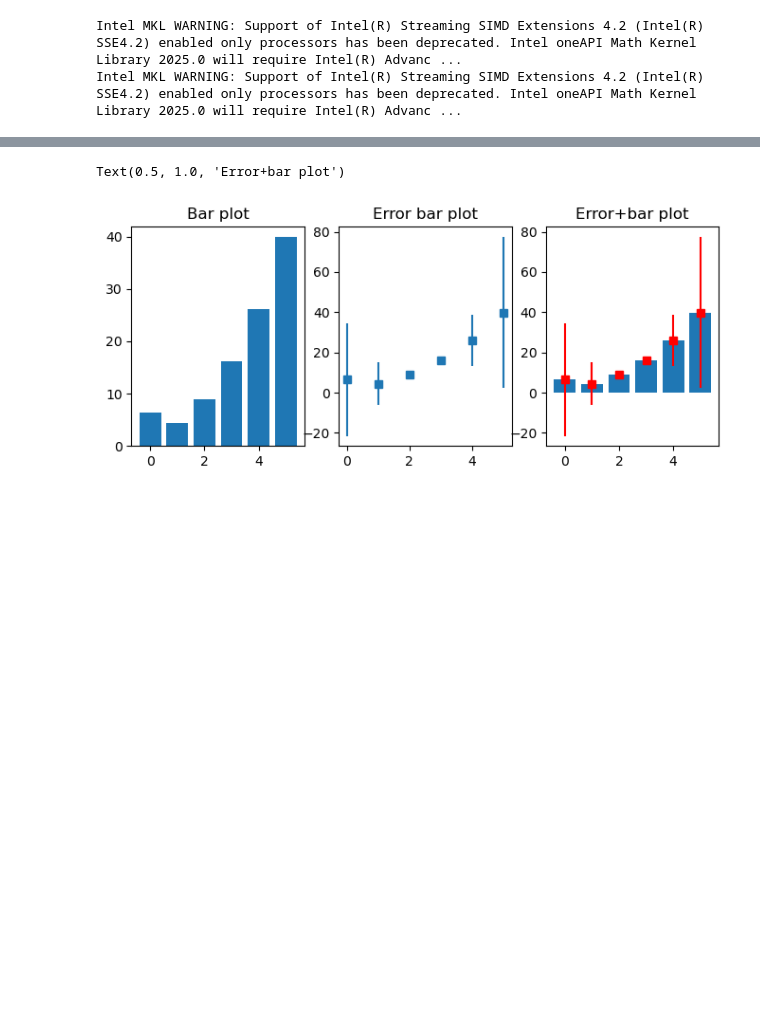
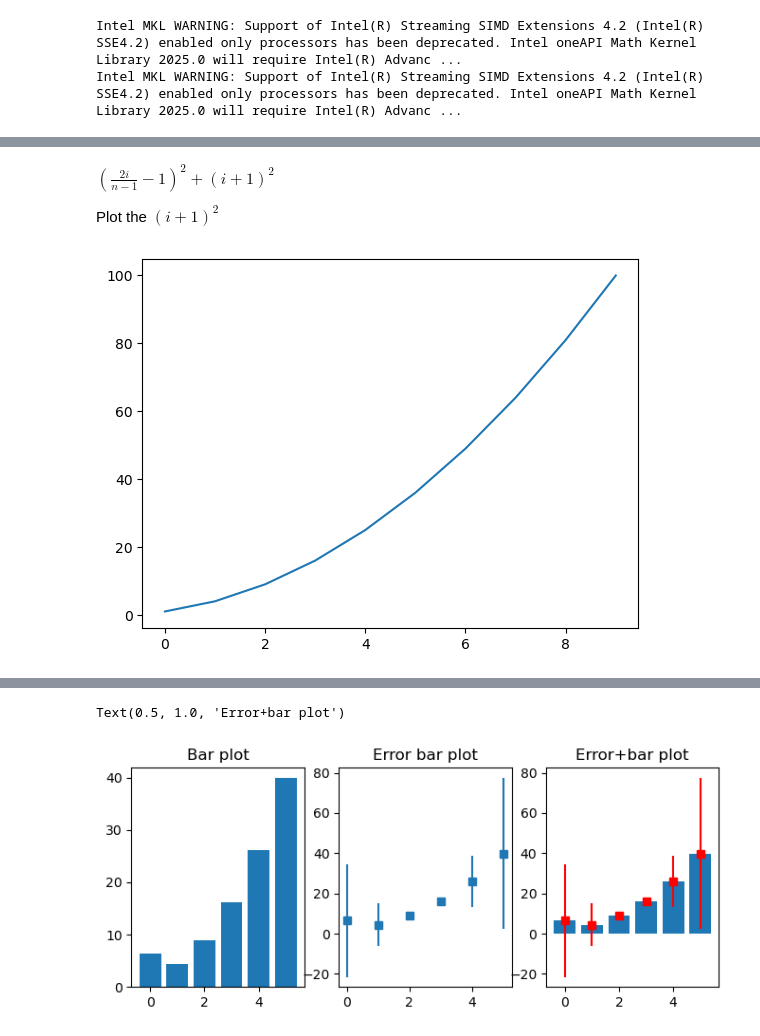
Before and after one commit to davidul/data-science, a Jupyter notebook: 03-statistics/01-bar-plots.ipynb, the cells around one changed output, grey strips where cells are left out. Saved outputs shown, nothing was run; the diff lists cells and outputs as text; code cells hidden in the pictures; blank space fills up the shorter version.

```diff
--- a/03-statistics/01-bar-plots.ipynb
+++ b/03-statistics/01-bar-plots.ipynb
@@ -7,0 +38,11 @@ Intel MKL WARNING: Support of Intel(R) Streaming SIMD Extensions 4.2 (Intel(R) S
+# %% [markdown]
+$ (\frac{2i}{n-1} - 1)^2 + (i+1)^2$
+
+Plot the $(i+1)^2$
+# %%
+x = np.arange(0, 10, 1)
+y = (x + 1) ** 2
+plt.plot(x,y)
+plt.show()
+# %% [output]
+[figure, added]
```
Also changed, not shown: parts of 8 cells of this notebook.
